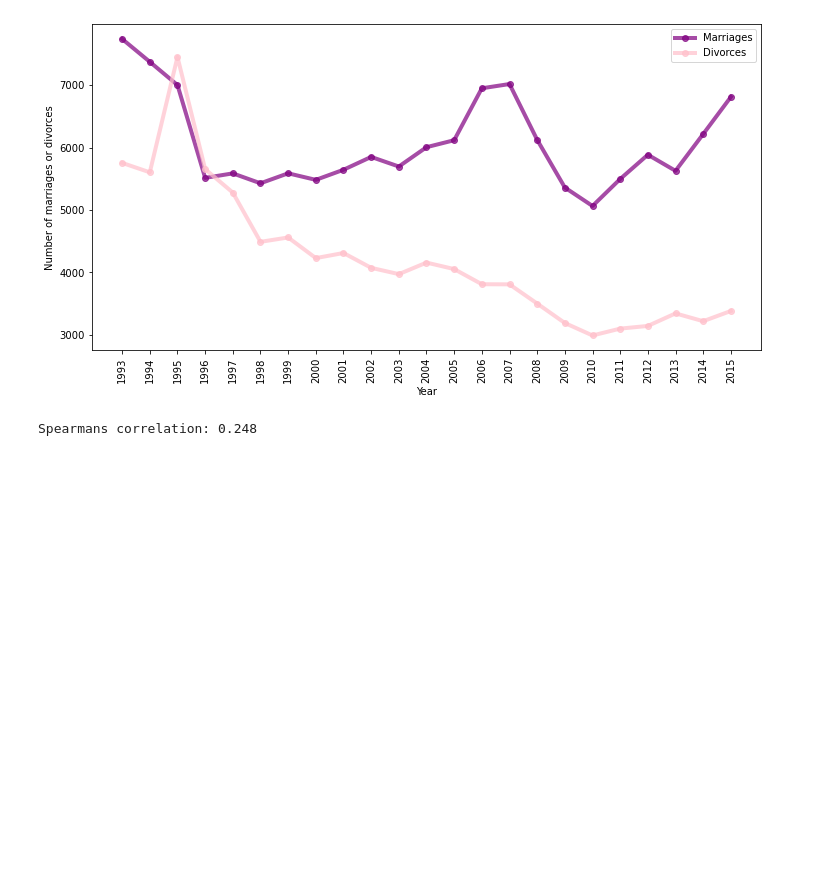
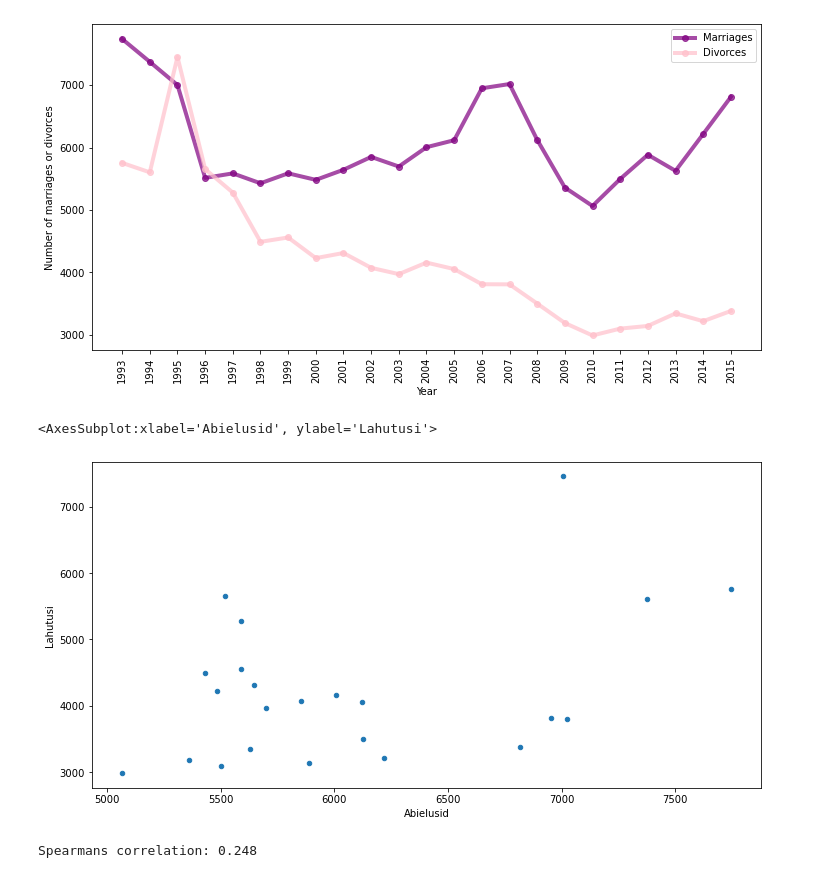
Before and after one commit to KarinRosen/Introduction-to-Data-Science-project, a Jupyter notebook: Abielud, mis on lahutatud.ipynb, the cells around one changed output. Saved outputs shown, nothing was run; the diff lists cells and outputs as text; code cells hidden in the pictures; blank space fills up the shorter version.

```diff
--- a/Abielud, mis on lahutatud.ipynb
+++ b/Abielud, mis on lahutatud.ipynb
@@ -168,13 +168,18 @@ plt.savefig('M_D_year.pdf')
 plt.show()
 # %% [output]
 [figure]
-# %%
-from numpy import cov
-from scipy.stats import spearmanr
-covariance = cov(df.Abielusid, df.Lahutusi)
-covariance
-
-corr, _ = spearmanr(df.Abielusid, df.Lahutusi)
-print('Spearmans correlation: %.3f' % corr)
-# %% [output]
-Spearmans correlation: 0.248
+# %%
+df.plot(y = 'Lahutusi', x = 'Abielusid', figsize = (12,6), kind='scatter')
+# %% [output]
+<AxesSubplot:xlabel='Abielusid', ylabel='Lahutusi'>
+[figure, added]
+# %%
+from numpy import cov
+from scipy.stats import spearmanr
+covariance = cov(df.Abielusid, df.Lahutusi)
+covariance
+
+corr, _ = spearmanr(df.Abielusid, df.Lahutusi)
+print('Spearmans correlation: %.3f' % corr)
+# %% [output]
+Spearmans correlation: 0.248
```
Also changed, not shown: 1 other file.
